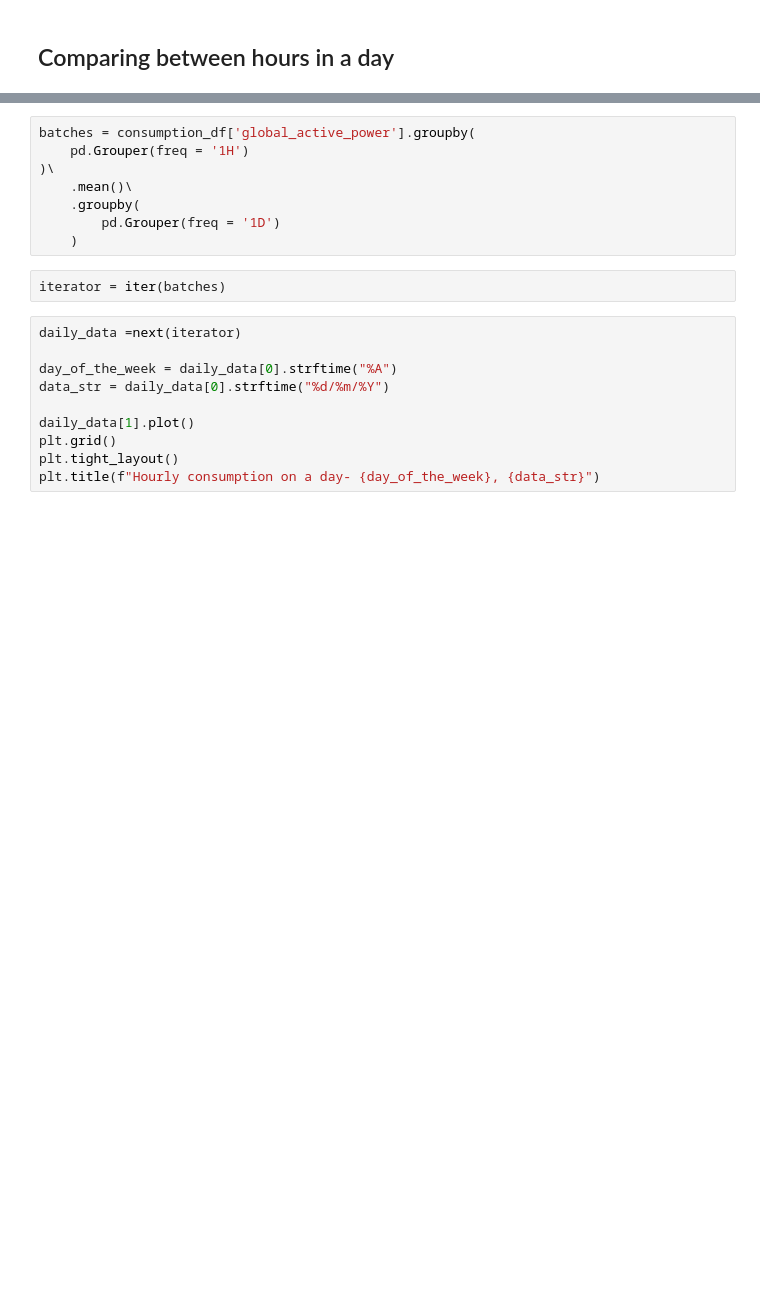
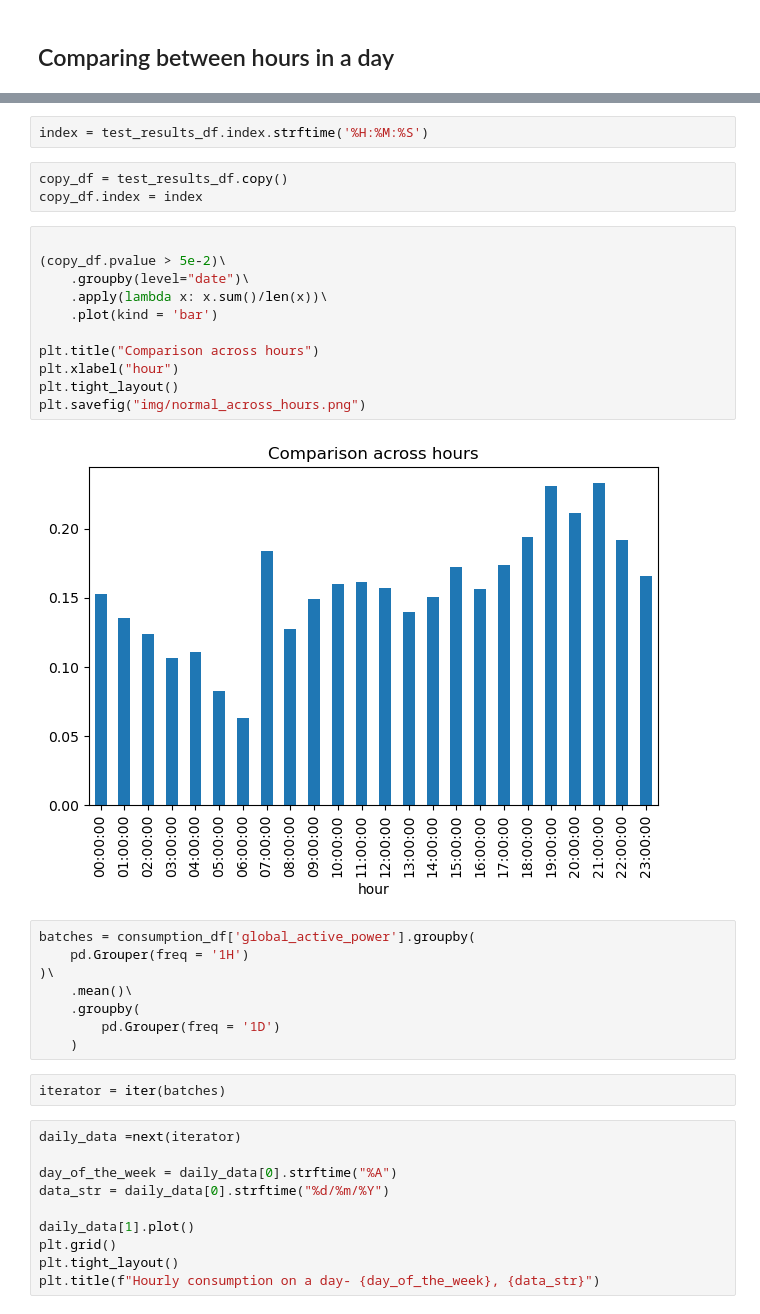
Before and after one commit to sabrinasartori/project-INF442, a Jupyter notebook: notebooks/05-hourly_distribution..ipynb, the cells around one changed output, grey strips where cells are left out. Saved outputs shown, nothing was run; the diff lists cells and outputs as text; blank space fills up the shorter version.

```diff
--- a/notebooks/05-hourly_distribution..ipynb
+++ b/notebooks/05-hourly_distribution..ipynb
@@ -144,3 +269,21 @@ plt.show()
+# %%
+index = test_results_df.index.strftime('%H:%M:%S')
+# %%
+copy_df = test_results_df.copy()
+copy_df.index = index
+# %%
+
+(copy_df.pvalue > 5e-2)\
+    .groupby(level="date")\
+    .apply(lambda x: x.sum()/len(x))\
+    .plot(kind = 'bar')
+
+plt.title("Comparison across hours")
+plt.xlabel("hour")
+plt.tight_layout()
+plt.savefig("img/normal_across_hours.png")
+# %% [output]
+[figure, added]
 # %%
 batches = consumption_df['global_active_power'].groupby(
     pd.Grouper(freq = '1H')
```
Also changed, not shown: parts of 16 cells of this notebook, 8 other files.
